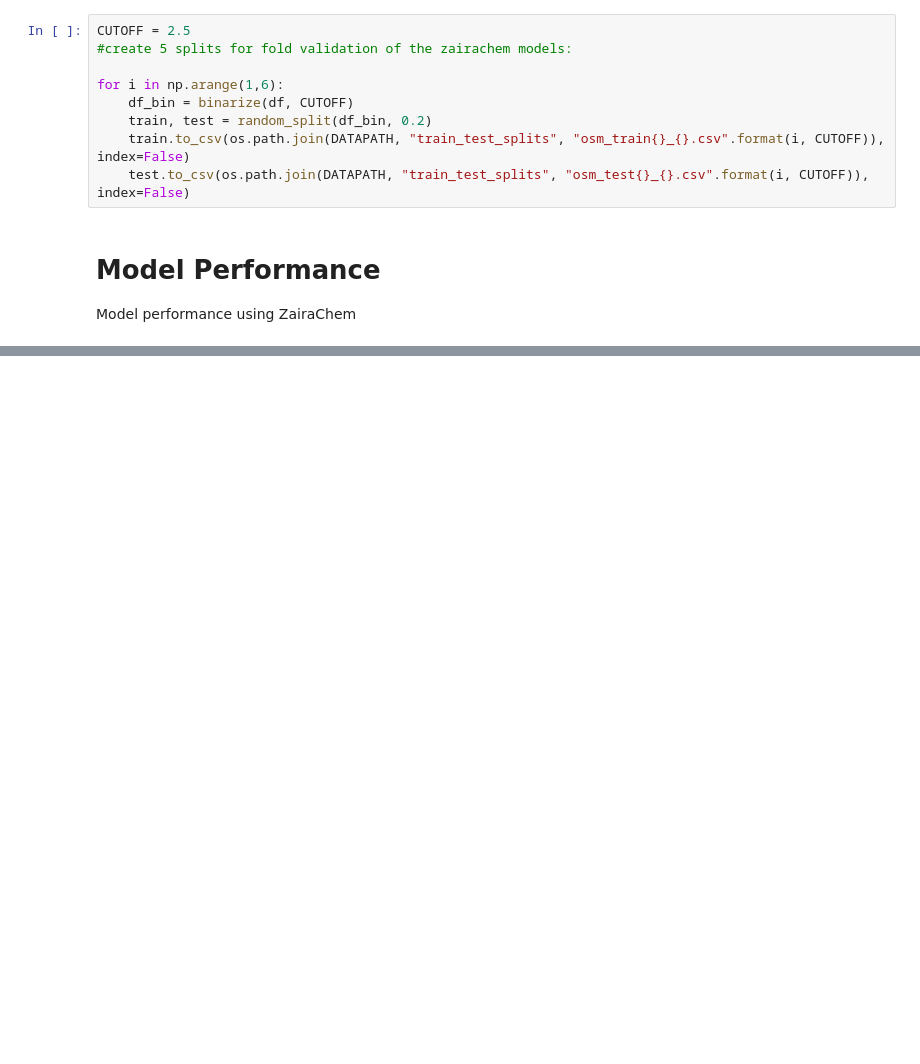
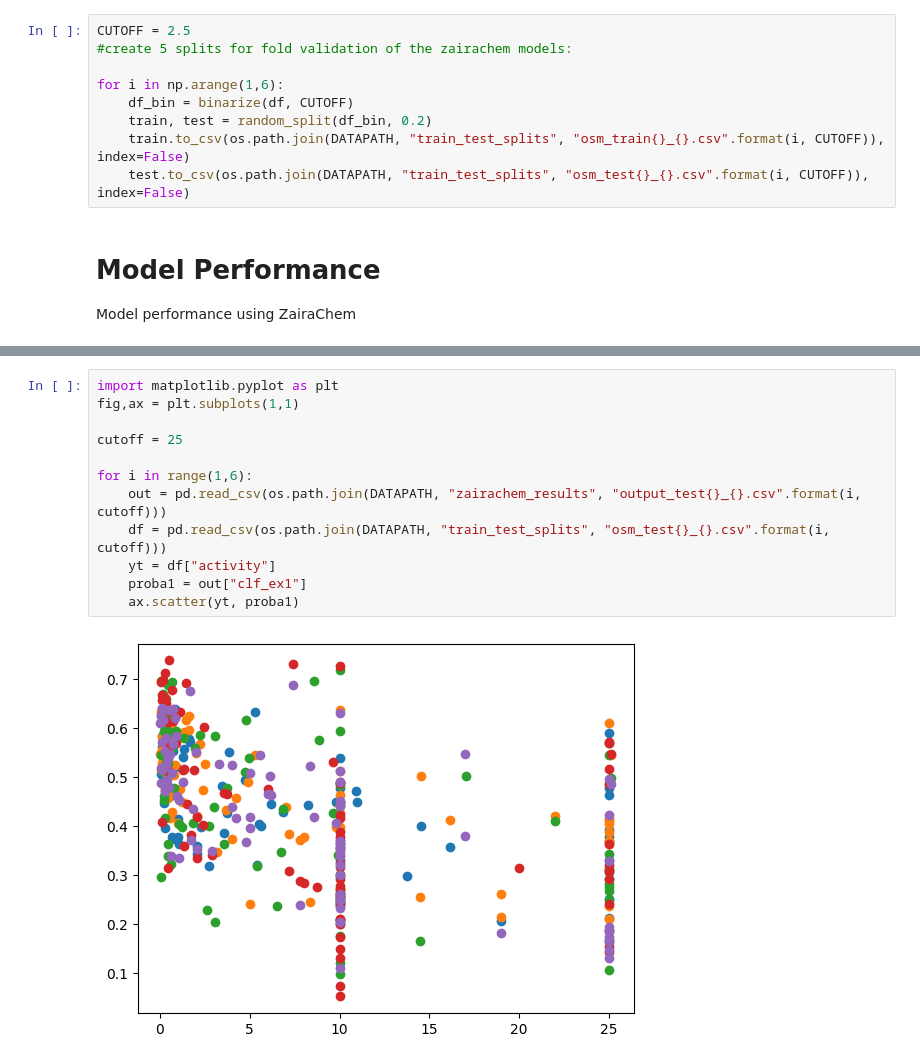
Before and after one commit to ersilia-os/osm-series4-candidates-3, a Jupyter notebook: notebooks/data_preparation.ipynb, the cells around one changed output, grey strips where cells are left out. Cells and saved outputs as stored; diff of their text form; blank space fills up the shorter version.

```diff
--- a/notebooks/data_preparation.ipynb
+++ b/notebooks/data_preparation.ipynb
@@ -46,0 +149,14 @@ Model performance using ZairaChem
+# %%
+import matplotlib.pyplot as plt
+fig,ax = plt.subplots(1,1)
+
+cutoff = 25
+
+for i in range(1,6):
+    out = pd.read_csv(os.path.join(DATAPATH, "zairachem_results", "output_test{}_{}.csv".format(i, cutoff)))
+    df = pd.read_csv(os.path.join(DATAPATH, "train_test_splits", "osm_test{}_{}.csv".format(i, cutoff)))
+    yt = df["activity"]
+    proba1 = out["clf_ex1"]
+    ax.scatter(yt, proba1)
+# %% [output]
+[figure, added]
```
Also changed, not shown: parts of 1 cell of this notebook, 24 other files.
